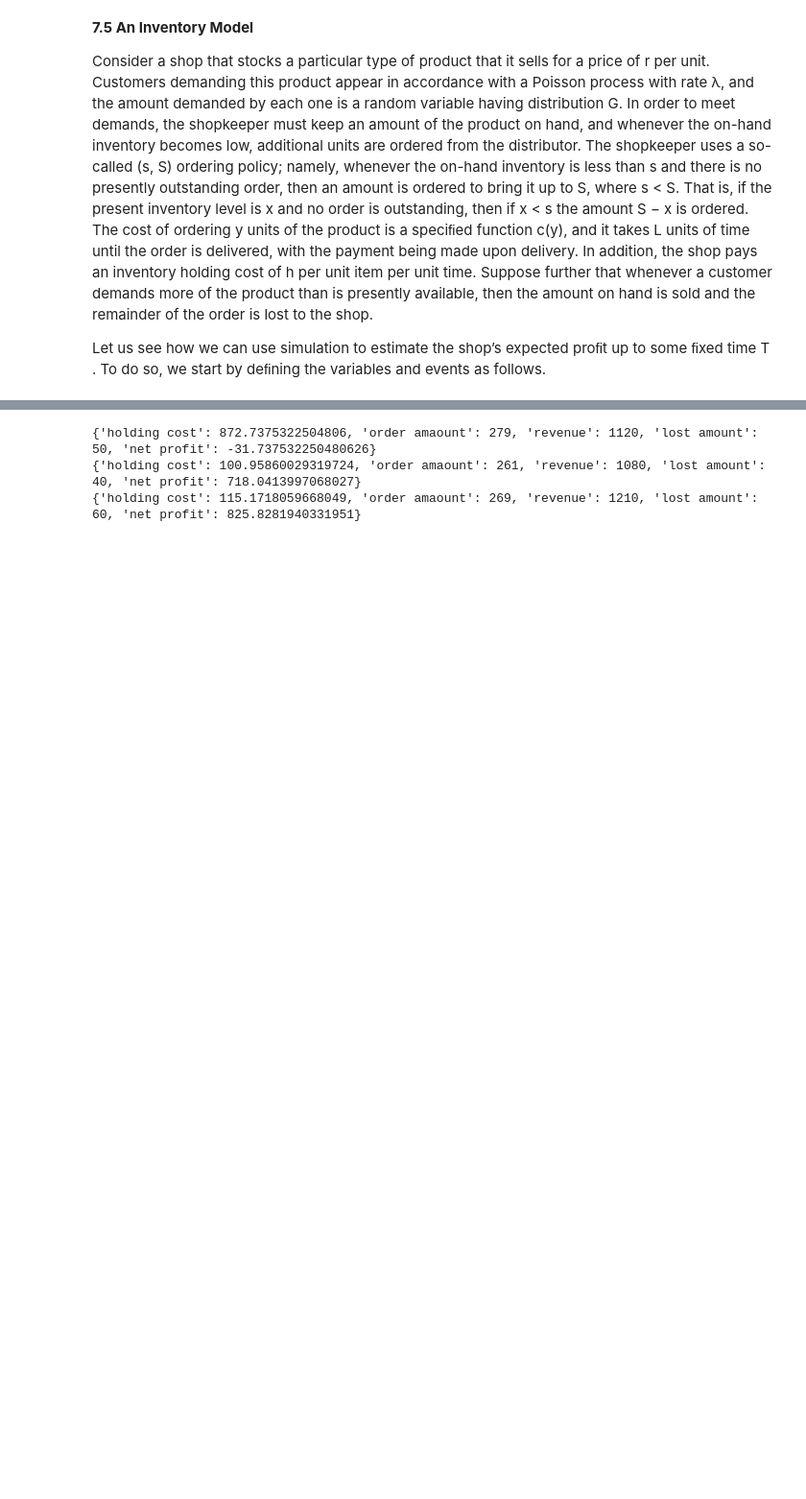
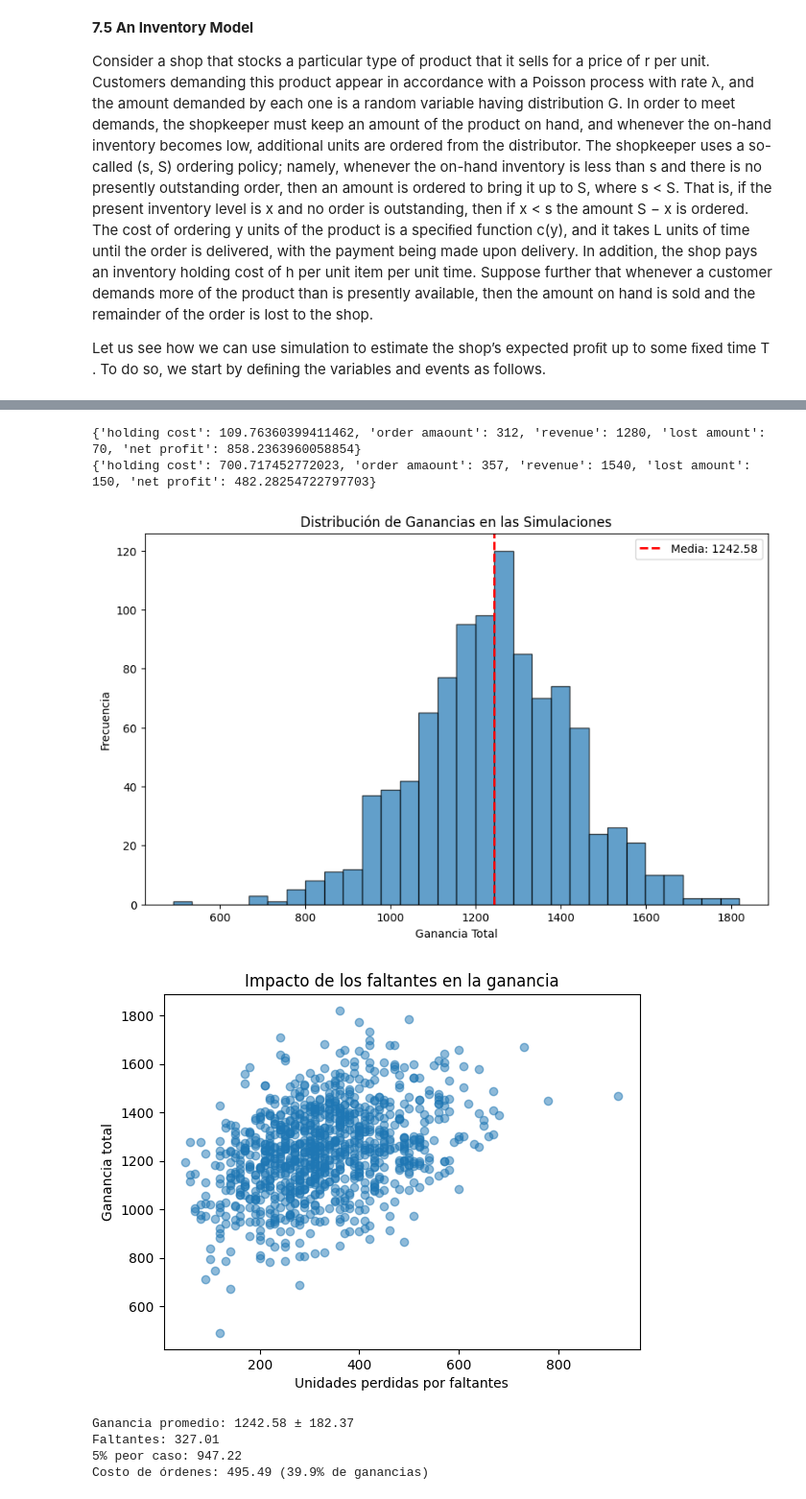
Before and after one commit to gaboCiber/Inventory_Stock, a Jupyter notebook: inventory.ipynb, the cells around one changed output, grey strips where cells are left out. Shown: that part at 96% size. Saved outputs shown, nothing was run; the diff lists cells and outputs as text; code cells hidden in the pictures; blank space fills up the shorter version.

Commit message:
Getting some results on the simulation

```diff
--- a/inventory.ipynb
+++ b/inventory.ipynb
@@ -282,22 +148,28 @@ def product_demand_function(low = 1, high = 5):
 def order_cost_function(y):
     return 5 + 2 * y
 # %%
-p1 = Product(10, 10, 0.1, 2, 5, 20)
-p2 = Product(10, 10, 0.7, 2, 5, 20)
-p3 = Product(10, 10, 0.1, 4, 5, 20)
+num_simulations = 1
+results = []  # Para almacenar los resultados de cada simulación
+
+p1 = Product(10, 10, 0.1, 2, 5, 20, product_demand_function)
+p2 = Product(10, 10, 0.7, 2, 5, 20, product_demand_function)
 
 sim = InventoryKStockSimulator(
     customer_arrival_function=customer_arrival_function,
     customer_demand_function=customer_demand_function,
-    product_demand_function=product_demand_function,
     order_cost_function=order_cost_function ,
-    products=[p2, p3, p1],
+    products=[p1, p2],
     closing_time=100
     )
 
-for i in sim.simulate():
-    print(i.summary())
+
+for i in range(num_simulations):
+    r = sim.simulate()
+    results.append(r)
+
+for products in results:
+    for p in products:
+        print(p.summary())
 # %% [output]
-{'holding cost': 872.7375322504806, 'order amaount': 279, 'revenue': 1120, 'lost amount': 50, 'net profit': -31.737532250480626}
-{'holding cost': 100.95860029319724, 'order amaount': 261, 'revenue': 1080, 'lost amount': 40, 'net profit': 718.0413997068027}
-{'holding cost': 115.1718059668049, 'order amaount': 269, 'revenue': 1210, 'lost amount': 60, 'net profit': 825.8281940331951}
+{'holding cost': 109.76360399411462, 'order amaount': 312, 'revenue': 1280, 'lost amount': 70, 'net profit': 858.2363960058854}
+{'holding cost': 700.717452772023, 'order amaount': 357, 'revenue': 1540, 'lost amount': 150, 'net profit': 482.28254722797703}
@@ -326,0 +233,28 @@ for i in results:
+# %%
+# Configuración inicial
+simulator_config = {
+    'customer_arrival_function': customer_arrival_function,
+    'customer_demand_function': customer_demand_function,
+    'order_cost_function': order_cost_function,
+    'products': [
+        Product(initial_inventory=20, sell_prices=10, holding_cost=0.5, lead_time=2, s=5, S=20, demand_function=product_demand_function)
+    ],
+    'closing_time': 100
+}
+
+# Ejecutar 1000 simulaciones
+results = run_multiple_simulations(InventoryKStockSimulator, n_simulations=1000, **simulator_config)
+
+# Analizar resultados
+stats = analyze_results(results)
+print(f"Ganancia promedio: {stats['mean_profit']:.2f} ± {stats['std_profit']:.2f}")
+print(f"Faltantes: {stats['mean_lost_sales']}")
+print(f"5% peor caso: {np.percentile(results['profits'], 5):.2f}")
+print(f"Costo de órdenes: {np.mean(results['order_costs']):.2f} ({(np.mean(results['order_costs']) / np.mean(results['profits'])) * 100:.1f}% de ganancias)")
+# %% [output]
+[figure, added]
+[figure, added]
+Ganancia promedio: 1242.58 ± 182.37
+Faltantes: 327.01
+5% peor caso: 947.22
+Costo de órdenes: 495.49 (39.9% de ganancias)
```
Also changed, not shown: parts of 15 cells of this notebook.
